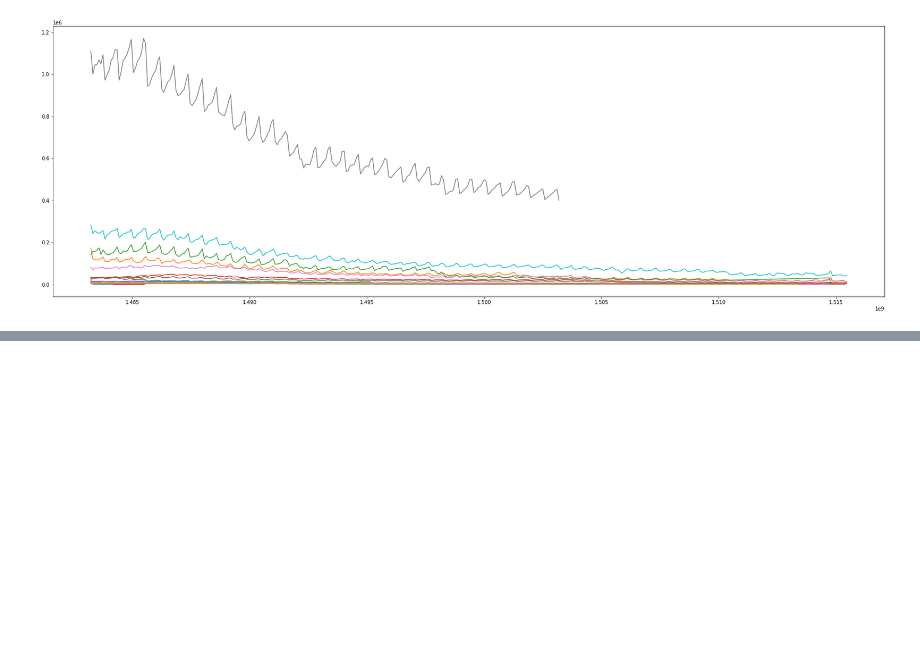
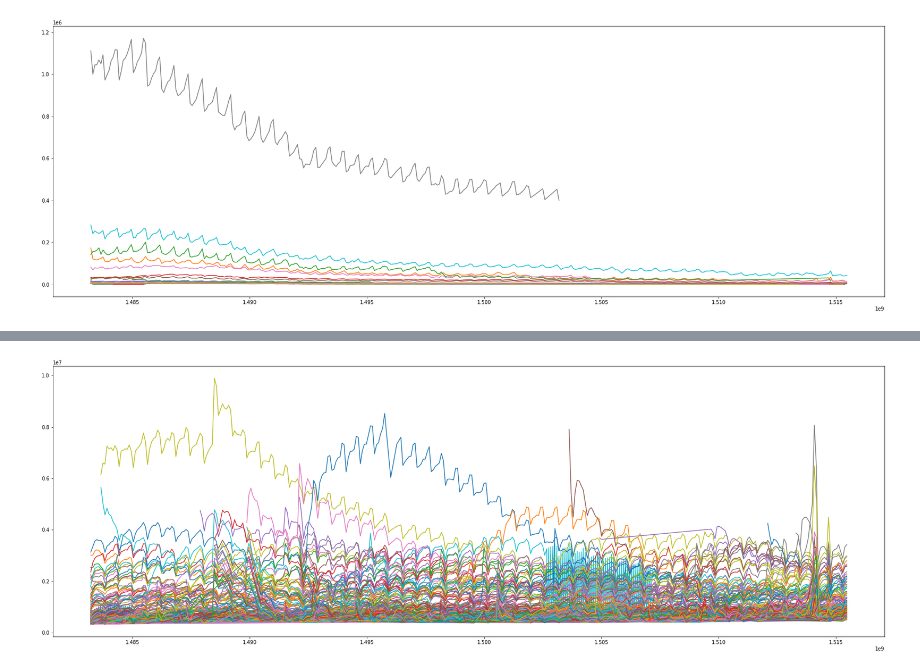
Before and after one commit to pgigioli/music_ml, a Jupyter notebook: recommendation/data_exploration.ipynb, the cells around one changed output, grey strips where cells are left out. Cells and saved outputs as stored; diff of their text form; code cells hidden in the pictures; blank space fills up the shorter version.

```diff
--- a/recommendation/data_exploration.ipynb
+++ b/recommendation/data_exploration.ipynb
@@ -99,0 +100,2 @@ plt.show()
+# %%
+country = merged_data[merged_data['Region'] == 'global']
@@ -99,0 +118,11 @@ plt.show()
+# %%
+plt.figure(figsize=(30, 10))
+
+for song in country['Track Name'].unique():
+    song_df = country[country['Track Name'] == song]
+
+    timestamps = song_df['Date'].apply(lambda x : datetime.datetime.strptime(x, "%Y-%m-%d").timestamp())
+    plt.plot(timestamps, song_df['Streams'])
+plt.show()
+# %% [output]
+[figure, added]
```
Also changed, not shown: parts of 15 cells of this notebook, 1 other file.
